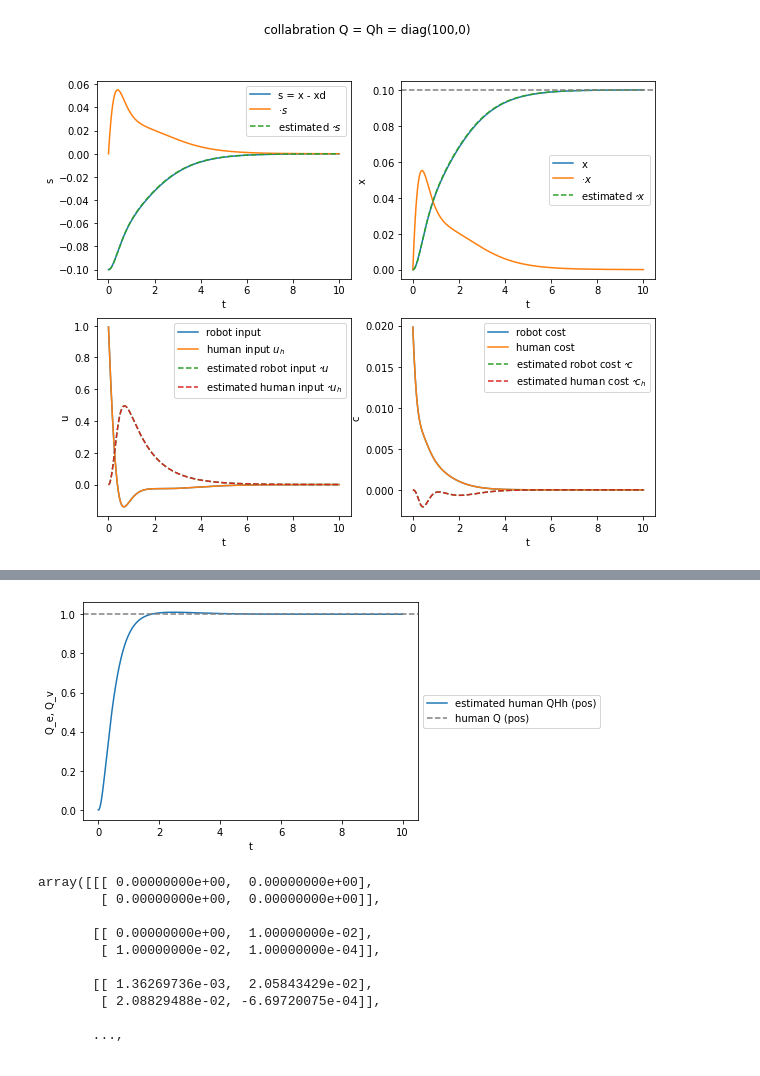
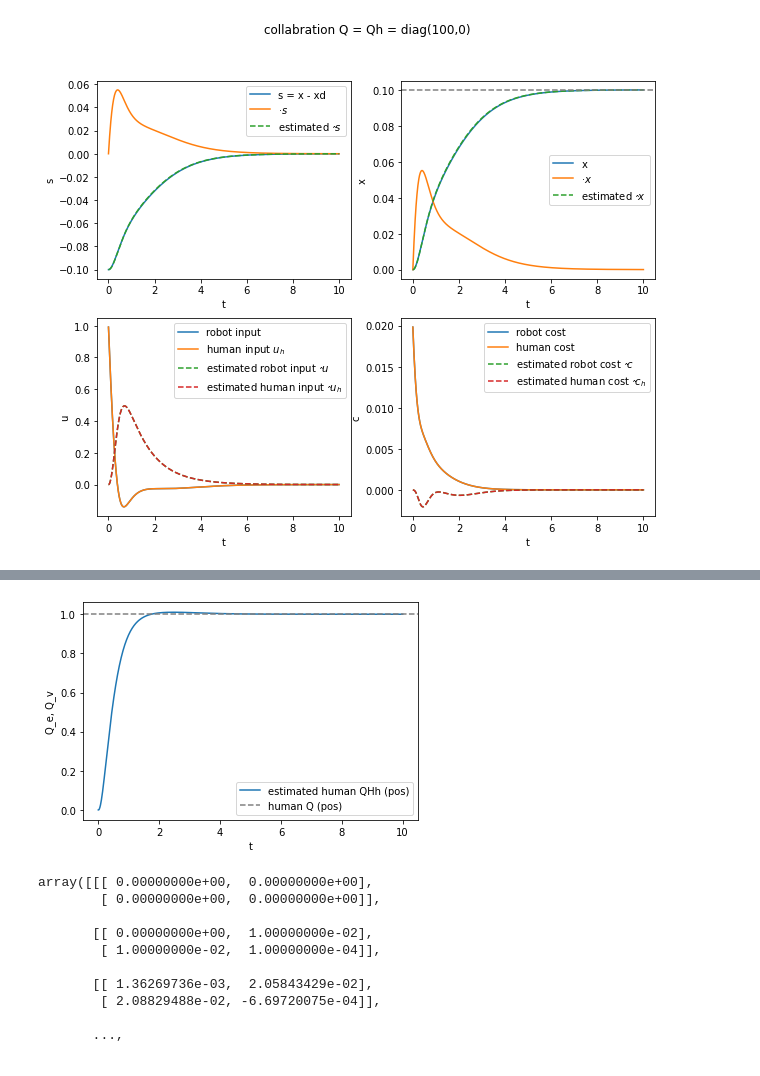
Before and after one commit to hachouuw/546-22Wi-OPT-AC, a Jupyter notebook: Paper_simulations.ipynb, the cells around one changed output, grey strips where cells are left out. Drawn from its saved outputs; the diff is of its cells as text; code cells hidden in the pictures.

```diff
--- a/Paper_simulations.ipynb
+++ b/Paper_simulations.ipynb
@@ -471,18 +493,18 @@ plt.show()
 # %%
 # plt.plot(t_,Qh[:,0,0],  label= 'estimated robot Qh (pos)')
 # plt.plot(t_,Qh[:,1,1], label= 'estimated robot Qh (vel)')
 plt.plot(t_,QHh[:,0,0]*Q[0,0]/QHh[:,0,0][-1],  label= 'estimated human QHh (pos)')
 # plt.plot(t_,QHh[:,1,1], label= 'estimated human QHh  (vel)')
 plt.axhline(y=Q[0,0], color='grey', linestyle='--', label= 'human Q (pos)')
 # plt.axhline(y=Q[1,1], color='grey', linestyle='--', label= 'robot Q (vel)')
 
 # plt.axhline(y=QH[0,0], color='grey', linestyle='--', label= 'human Q (pos)')
 plt.ylabel('Q_e, Q_v')
 plt.xlabel('t')
-plt.legend(loc='center left', bbox_to_anchor=(1, 0.5))
+plt.legend()
 plt.show()
 # %% [output]
-[figure, old version]
+[figure, new version]
 # %%
 Qh[:]
 # %% [output]
```
Also changed, not shown: parts of 3 cells of this notebook.
